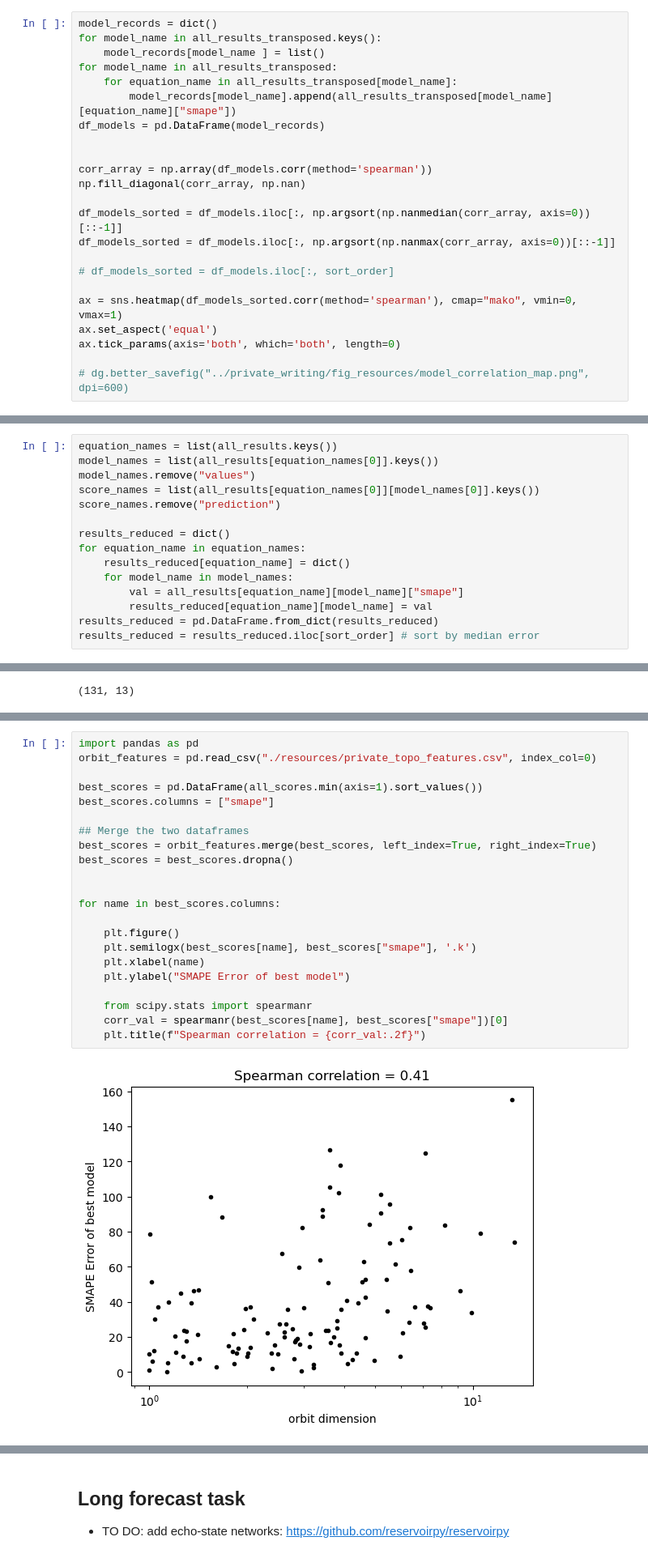
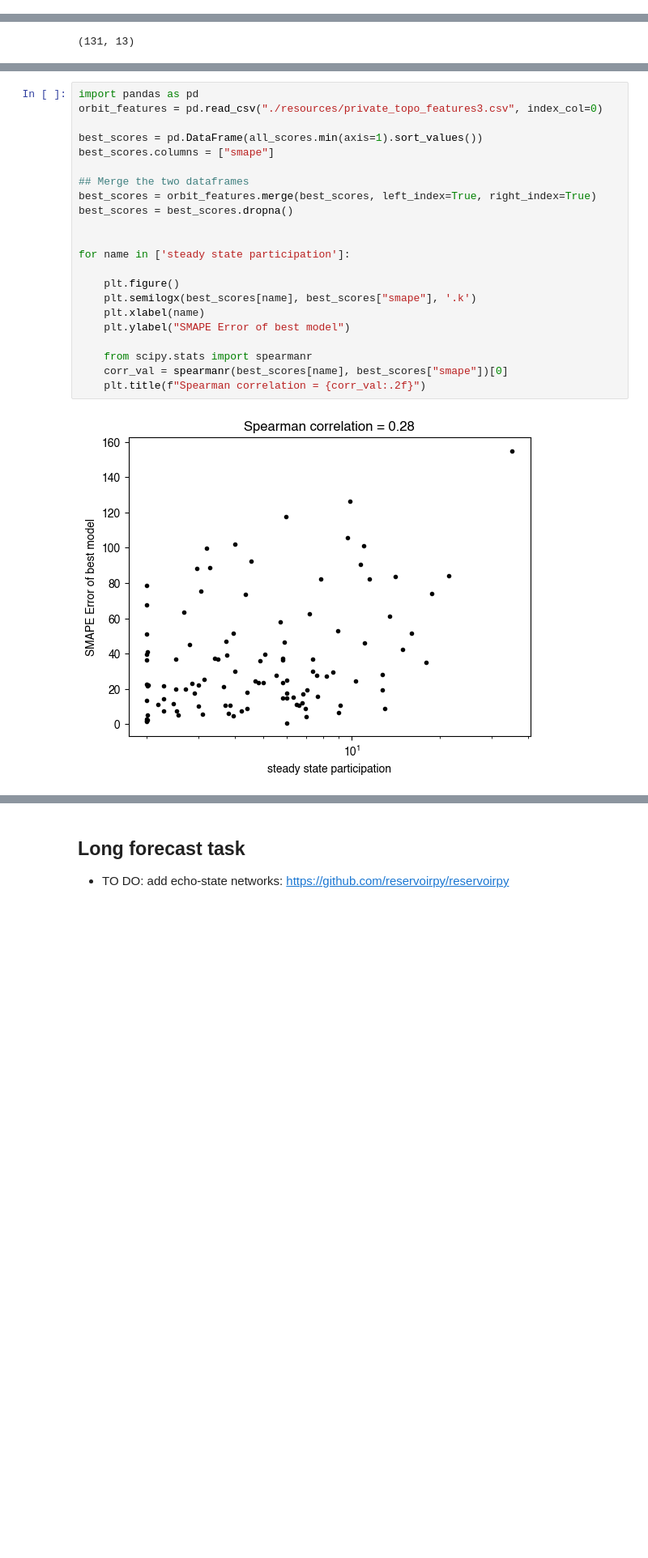
Before and after one commit to williamgilpin/dysts, a Jupyter notebook: benchmarks/figure_forecasting_benchmarks_figures.ipynb, the cells around one changed output, grey strips where cells are left out. Shown at 81% size. Drawn from its saved outputs; the diff is of its cells as text; blank space fills up the shorter version.

```diff
--- a/benchmarks/figure_forecasting_benchmarks_figures.ipynb
+++ b/benchmarks/figure_forecasting_benchmarks_figures.ipynb
@@ -181,23 +41,0 @@ for equation_name in all_results:
-# %%
-model_records = dict()
-for model_name in all_results_transposed.keys():
-    model_records[model_name ] = list()
-for model_name in all_results_transposed:
-    for equation_name in all_results_transposed[model_name]:
-        model_records[model_name].append(all_results_transposed[model_name][equation_name]["smape"])
-df_models = pd.DataFrame(model_records)
-
-
-corr_array = np.array(df_models.corr(method='spearman'))
-np.fill_diagonal(corr_array, np.nan)
-
-df_models_sorted = df_models.iloc[:, np.argsort(np.nanmedian(corr_array, axis=0))[::-1]]
-df_models_sorted = df_models.iloc[:, np.argsort(np.nanmax(corr_array, axis=0))[::-1]]
-
-# df_models_sorted = df_models.iloc[:, sort_order]
-
-ax = sns.heatmap(df_models_sorted.corr(method='spearman'), cmap="mako", vmin=0, vmax=1)
-ax.set_aspect('equal')
-ax.tick_params(axis='both', which='both', length=0)
-
-# dg.better_savefig("../private_writing/fig_resources/model_correlation_map.png", dpi=600)
@@ -467,15 +207,0 @@ ax.legend_.remove()
-# %%
-equation_names = list(all_results.keys())
-model_names = list(all_results[equation_names[0]].keys())
-model_names.remove("values")
-score_names = list(all_results[equation_names[0]][model_names[0]].keys())
-score_names.remove("prediction")
-
-results_reduced = dict()
-for equation_name in equation_names:
-    results_reduced[equation_name] = dict()
-    for model_name in model_names:
-        val = all_results[equation_name][model_name]["smape"]
-        results_reduced[equation_name][model_name] = val
-results_reduced = pd.DataFrame.from_dict(results_reduced)
-results_reduced = results_reduced.iloc[sort_order] # sort by median error
@@ -676,24 +316,24 @@ Text(0.5, 1.0, 'Spearman correlation = 0.43')
 # %%
 import pandas as pd
-orbit_features = pd.read_csv("./resources/private_topo_features.csv", index_col=0)
+orbit_features = pd.read_csv("./resources/private_topo_features3.csv", index_col=0)
 
 best_scores = pd.DataFrame(all_scores.min(axis=1).sort_values())
 best_scores.columns = ["smape"]
 
 ## Merge the two dataframes
 best_scores = orbit_features.merge(best_scores, left_index=True, right_index=True)
 best_scores = best_scores.dropna()
 
 
-for name in best_scores.columns:
+for name in ['steady state participation']:
 
     plt.figure()
     plt.semilogx(best_scores[name], best_scores["smape"], '.k')
     plt.xlabel(name)
     plt.ylabel("SMAPE Error of best model")
 
     from scipy.stats import spearmanr
     corr_val = spearmanr(best_scores[name], best_scores["smape"])[0]
     plt.title(f"Spearman correlation = {corr_val:.2f}")
 # %% [output]
-[figure, old version]
+[figure, new version]
```
Also changed, not shown: parts of 28 cells of this notebook, 5 other files.
